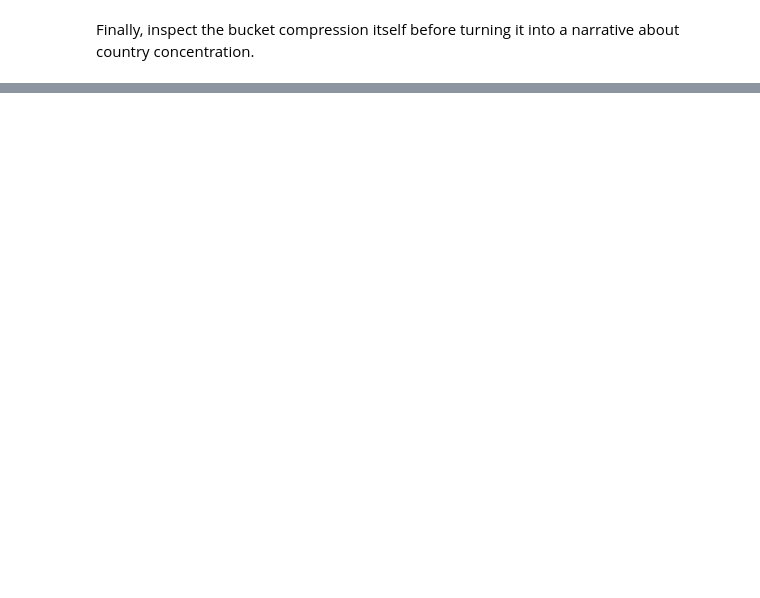
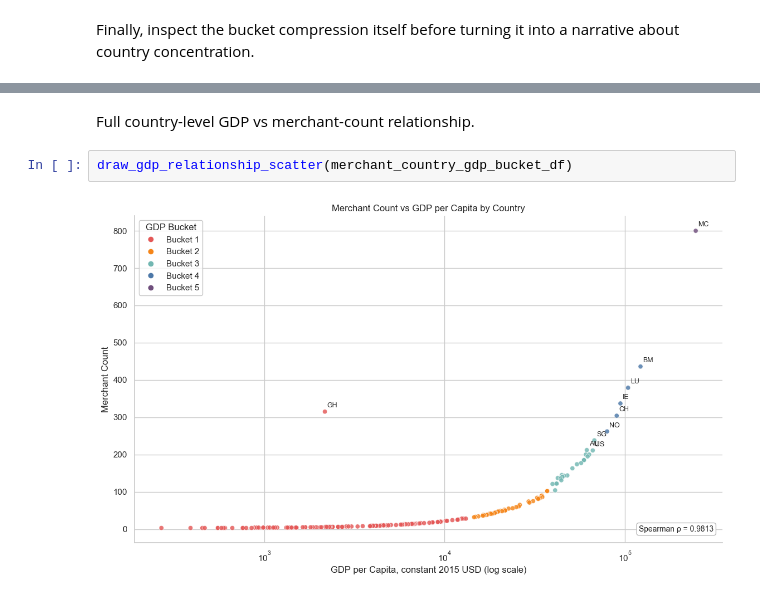
Before and after one commit to EsosaOrumwese/fraud-detection-system, a Jupyter notebook: analysis/dev_full_offline_investigation/00_investigation/notebooks/00_understanding_governed_data_world_p1.ipynb, the cells around one changed output, grey strips where cells are left out. Saved outputs shown, nothing was run; the diff lists cells and outputs as text; blank space fills up the shorter version.

Commit message:
Add in plots to help understanding of gdp and bucket

```diff
--- a/analysis/dev_full_offline_investigation/00_investigation/notebooks/00_understanding_governed_data_world_p1.ipynb
+++ b/analysis/dev_full_offline_investigation/00_investigation/notebooks/00_understanding_governed_data_world_p1.ipynb
@@ -1028,0 +1171,6 @@ bucket_distribution_df
+# %% [markdown]
+Full country-level GDP vs merchant-count relationship.
+# %%
+draw_gdp_relationship_scatter(merchant_country_gdp_bucket_df)
+# %% [output]
+[figure, added]
```
Also changed, not shown: parts of 8 cells of this notebook.
